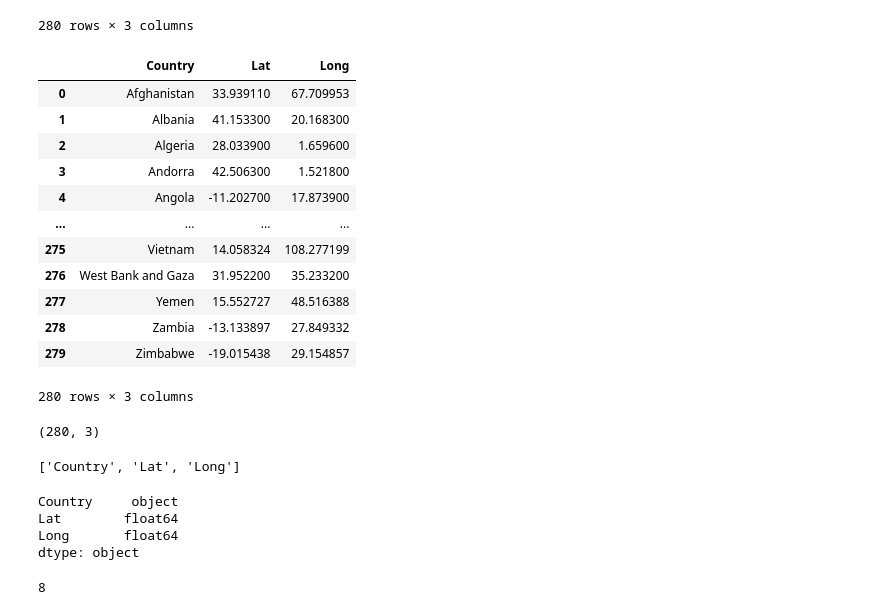
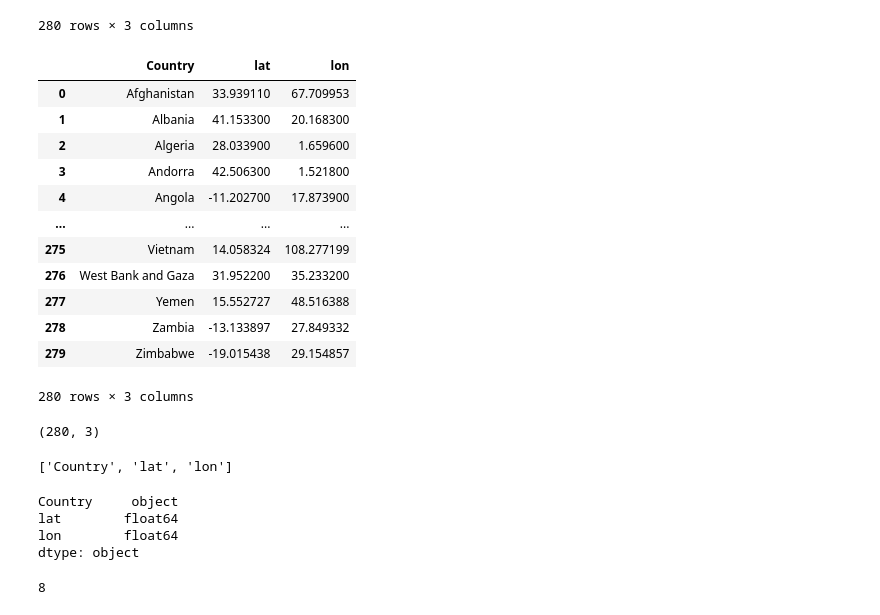
Before and after one commit to Jengoag/covid19_project, a Jupyter notebook: data/clean/geolocation.ipynb, the cells around one changed output. Cells and saved outputs as stored; diff of their text form; code cells hidden in the pictures.

```diff
--- a/data/clean/geolocation.ipynb
+++ b/data/clean/geolocation.ipynb
@@ -68,10 +68,10 @@ geolocation
 # %%
 # Renombro la columna Country/Region
 
-geolocation = geolocation.rename(columns={"Country/Region":"Country"})
+geolocation = geolocation.rename(columns={"Country/Region":"Country", "Long":"lon", "Lat":"lat"})
 geolocation
 # %% [output]
-|  | Country | Lat | Long |
+|  | Country | lat | lon |
 | 0 | Afghanistan | 33.939110 | 67.709953 |
 | 1 | Albania | 41.153300 | 20.168300 |
 | 2 | Algeria | 28.033900 | 1.659600 |
@@ -93,14 +93,14 @@ geolocation.shape
 columns = list(geolocation.columns.values)
 print(columns)
 # %% [output]
-['Country', 'Lat', 'Long']
+['Country', 'lat', 'lon']
 # %%
 # Comprobamos que el tipo de datos son los que esperamos ya que necesitamos que las cifras de confirmados sea un entero.
 geolocation.dtypes
 # %% [output]
 Country     object
-Lat        float64
-Long       float64
+lat        float64
+lon        float64
 dtype: object
 # %%
 # comprobamos si hay repetidos en Country, aunque sabemos que si, ya que solo con mirar la tabla se ve.
```
Also changed, not shown: parts of 1 cell of this notebook, 7 other files.
